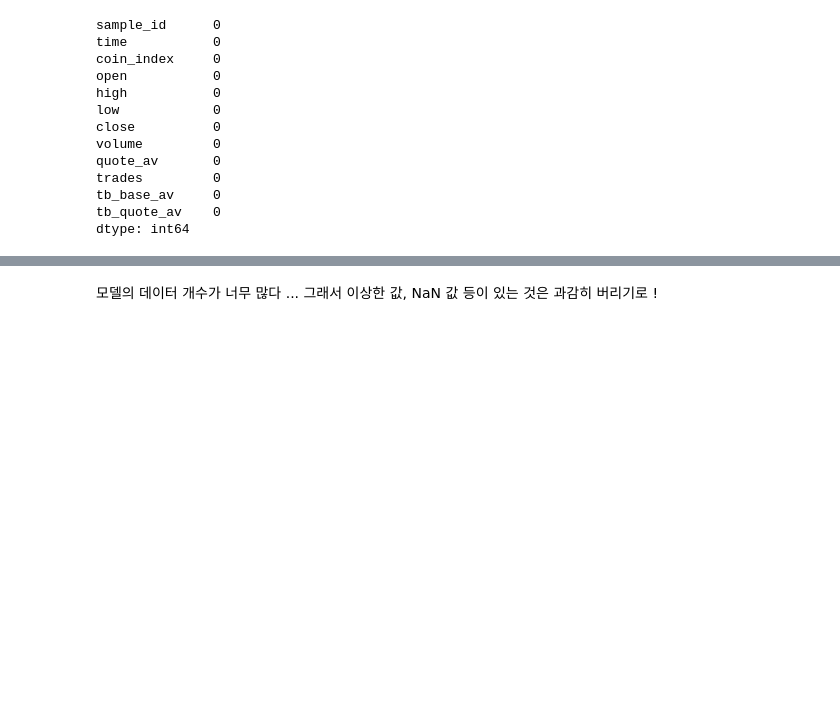
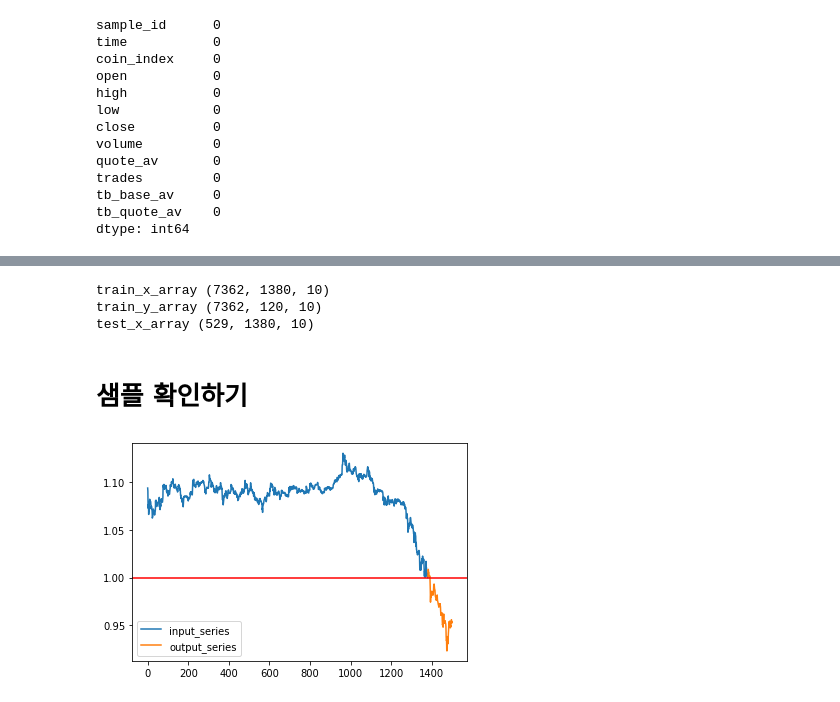
Before and after one commit to Kingnamji/Coin_Trader, a Jupyter notebook: Bit_Trader.ipynb, the cells around one changed output, grey strips where cells are left out. Cells and saved outputs as stored; diff of their text form; code cells hidden in the pictures; blank space fills up the shorter version.

```diff
--- a/Bit_Trader.ipynb
+++ b/Bit_Trader.ipynb
@@ -77,7 +120,7 @@ tb_base_av     0
 tb_quote_av    0
 dtype: int64
 # %%
-''' open, low, volume 속성의 값이 0인 행 삭제 '''
+# train_x_df, train_y_df 의 volume 속성이 0인 값 삭제
 
-indexNames = train_x_df[(train_x_df['volume'] == 0)].index
-train_x_df.drop(indexNames, inplace = True)
+indexNames_x = train_x_df[(train_x_df['volume'] == 0)].index
+#train_x_df.drop(indexNames_x, inplace = True)
@@ -114,5 +154,7 @@ train_x_array {train_x_array.shape}
 train_y_array {train_y_array.shape}
 test_x_array {test_x_array.shape}
 ''')
+# %% [output]
+train_x_array (7362, 1380, 10)
+train_y_array (7362, 120, 10)
+test_x_array (529, 1380, 10)
-# %% [markdown]
-모델의 데이터 개수가 너무 많다 ... 그래서 이상한 값, NaN 값 등이 있는 것은 과감히 버리기로 !
@@ -120,0 +161,17 @@ test_x_array {test_x_array.shape}
+# %% [markdown]
+# 샘플 확인하기
+# %%
+def plot_series(x_series, y_series):
+    #입력 series와 출력 series를 연속적으로 연결하여 시각적으로 보여주는 코드 입니다.
+    plt.plot(x_series, label = 'input_series')
+    plt.plot(np.arange(len(x_series), len(x_series)+len(y_series)),
+             y_series, label = 'output_series')
+    plt.axhline(1, c = 'red')
+    plt.legend()
+# %%
+# sample_id 1012에 해당하는 sample의 분단위 시가 변동 정보 시각화
+idx = 1012
+plot_series(train_x_array[idx,:,1], train_y_array[idx,:,1])
+plt.show()
+# %% [output]
+[figure, added]
```
Also changed, not shown: parts of 36 cells of this notebook.
